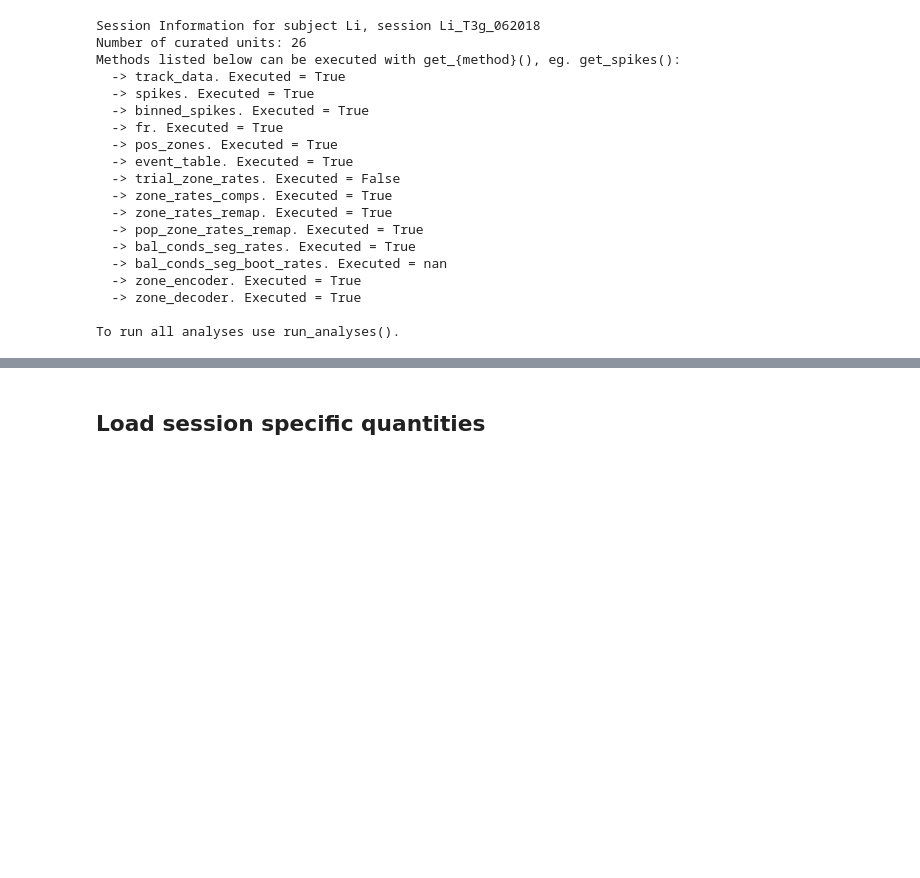
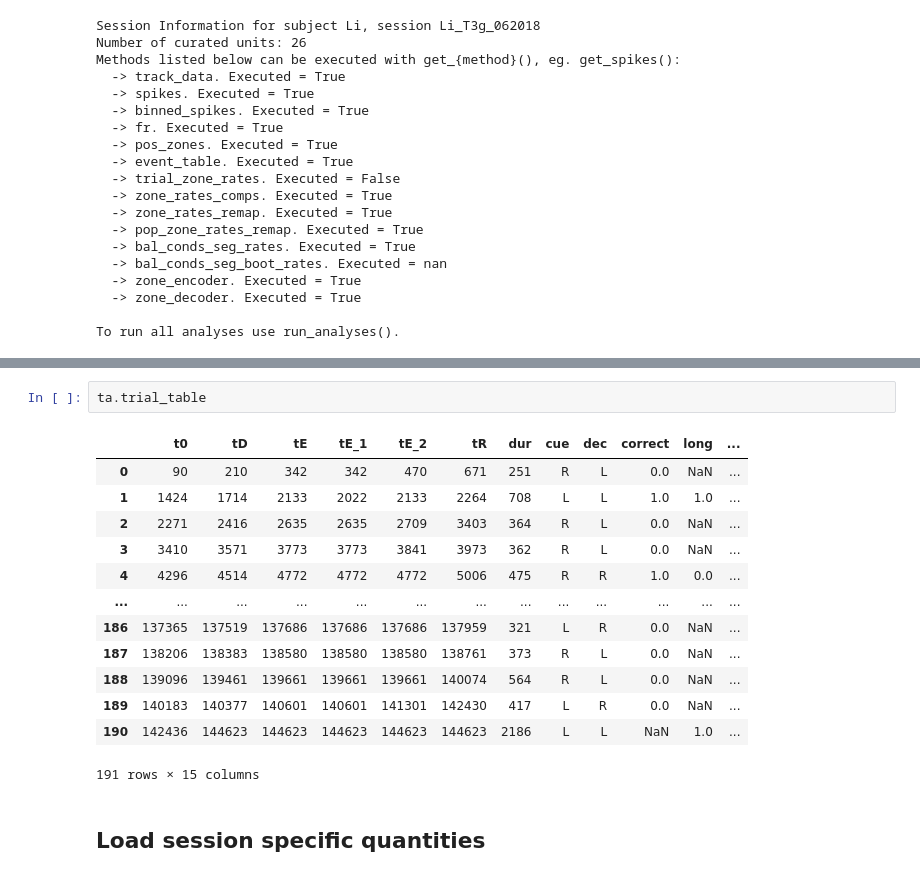
Before and after one commit to alexgonzl/TMA, a Jupyter notebook: Notebooks/TM/zone_rate_maps_plots.ipynb, the cells around one changed output, grey strips where cells are left out. Drawn from its saved outputs; the diff is of its cells as text; blank space fills up the shorter version.

```diff
--- a/Notebooks/TM/zone_rate_maps_plots.ipynb
+++ b/Notebooks/TM/zone_rate_maps_plots.ipynb
@@ -89,3 +89,19 @@ Wall time: 5.3 s
+# %%
+ta.trial_table
+# %% [output]
+|  | t0 | tD | tE | tE_1 | tE_2 | tR | dur | cue | dec | correct | long | ... |
+| 0 | 90 | 210 | 342 | 342 | 470 | 671 | 251 | R | L | 0.0 | NaN | ... |
+| 1 | 1424 | 1714 | 2133 | 2022 | 2133 | 2264 | 708 | L | L | 1.0 | 1.0 | ... |
+| 2 | 2271 | 2416 | 2635 | 2635 | 2709 | 3403 | 364 | R | L | 0.0 | NaN | ... |
+| 3 | 3410 | 3571 | 3773 | 3773 | 3841 | 3973 | 362 | R | L | 0.0 | NaN | ... |
+| 4 | 4296 | 4514 | 4772 | 4772 | 4772 | 5006 | 475 | R | R | 1.0 | 0.0 | ... |
+| ... | ... | ... | ... | ... | ... | ... | ... | ... | ... | ... | ... | ... |
+| 186 | 137365 | 137519 | 137686 | 137686 | 137686 | 137959 | 321 | L | R | 0.0 | NaN | ... |
+| 187 | 138206 | 138383 | 138580 | 138580 | 138580 | 138761 | 373 | R | L | 0.0 | NaN | ... |
+| 188 | 139096 | 139461 | 139661 | 139661 | 139661 | 140074 | 564 | R | L | 0.0 | NaN | ... |
+| 189 | 140183 | 140377 | 140601 | 140601 | 141301 | 142430 | 417 | L | R | 0.0 | NaN | ... |
+| 190 | 142436 | 144623 | 144623 | 144623 | 144623 | 144623 | 2186 | L | L | NaN | 1.0 | ... |
+191 rows × 15 columns
 # %% [markdown]
 ## Load session specific quantities
 # %%
```
Also changed, not shown: parts of 1 cell of this notebook, 5 other files.
